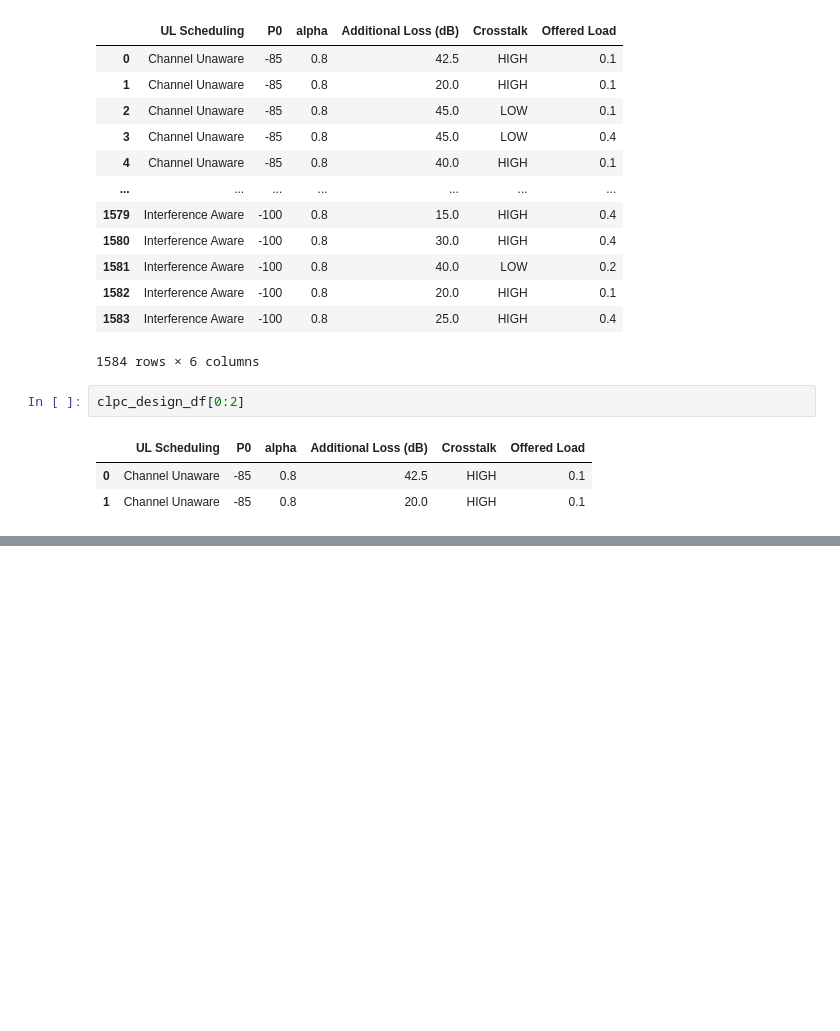
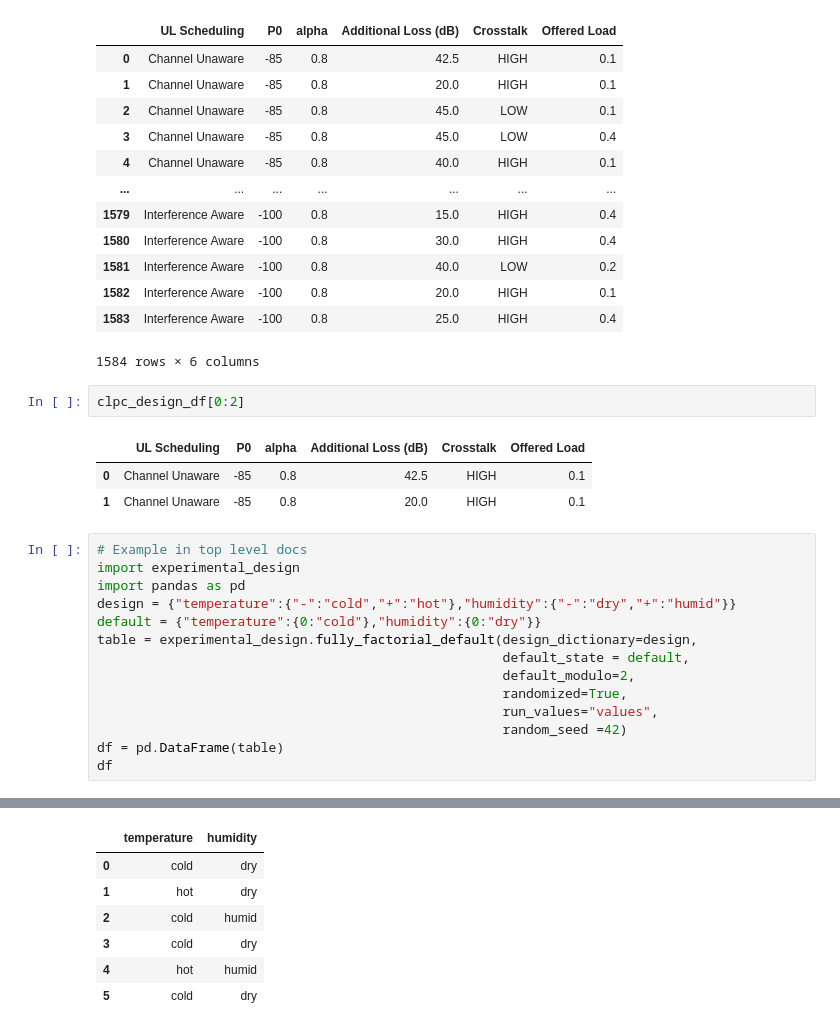
Before and after one commit to sandersa-nist/experimental_design, a Jupyter notebook: examples/experimental_designs_example.ipynb, the cells around one changed output, grey strips where cells are left out. Drawn from its saved outputs; the diff is of its cells as text; blank space fills up the shorter version.

```diff
--- a/examples/experimental_designs_example.ipynb
+++ b/examples/experimental_designs_example.ipynb
@@ -314,3 +314,18 @@ clpc_design_df[0:2]
 |  | UL Scheduling | P0 | alpha | Additional Loss (dB) | Crosstalk | Offered Load |
 | 0 | Channel Unaware | -85 | 0.8 | 42.5 | HIGH | 0.1 |
 | 1 | Channel Unaware | -85 | 0.8 | 20.0 | HIGH | 0.1 |
+# %%
+# Example in top level docs
+import experimental_design
+import pandas as pd
+design = {"temperature":{"-":"cold","+":"hot"},"humidity":{"-":"dry","+":"humid"}}
+default = {"temperature":{0:"cold"},"humidity":{0:"dry"}}
+table = experimental_design.fully_factorial_default(design_dictionary=design,
+                                                    default_state = default,
+                                                    default_modulo=2,
+                                                    randomized=True,
+                                                    run_values="values",
+                                                    random_seed =42)
+df = pd.DataFrame(table)
+df
+# %% [output]
@@ -316,0 +335,7 @@ clpc_design_df[0:2]
+|  | temperature | humidity |
+| 0 | cold | dry |
+| 1 | hot | dry |
+| 2 | cold | humid |
+| 3 | cold | dry |
+| 4 | hot | humid |
+| 5 | cold | dry |
```
Also changed, not shown: parts of 1 cell of this notebook, 2 other files.
